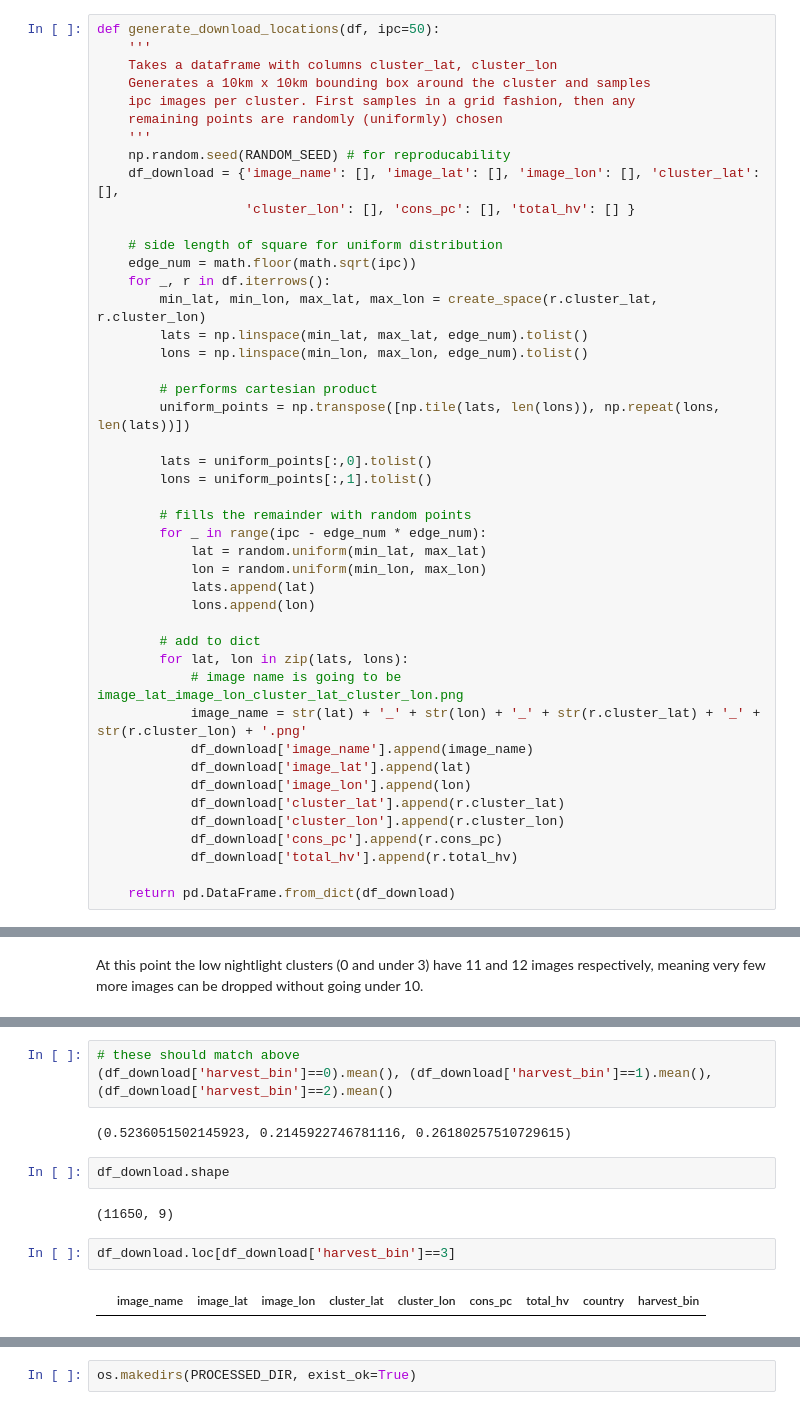
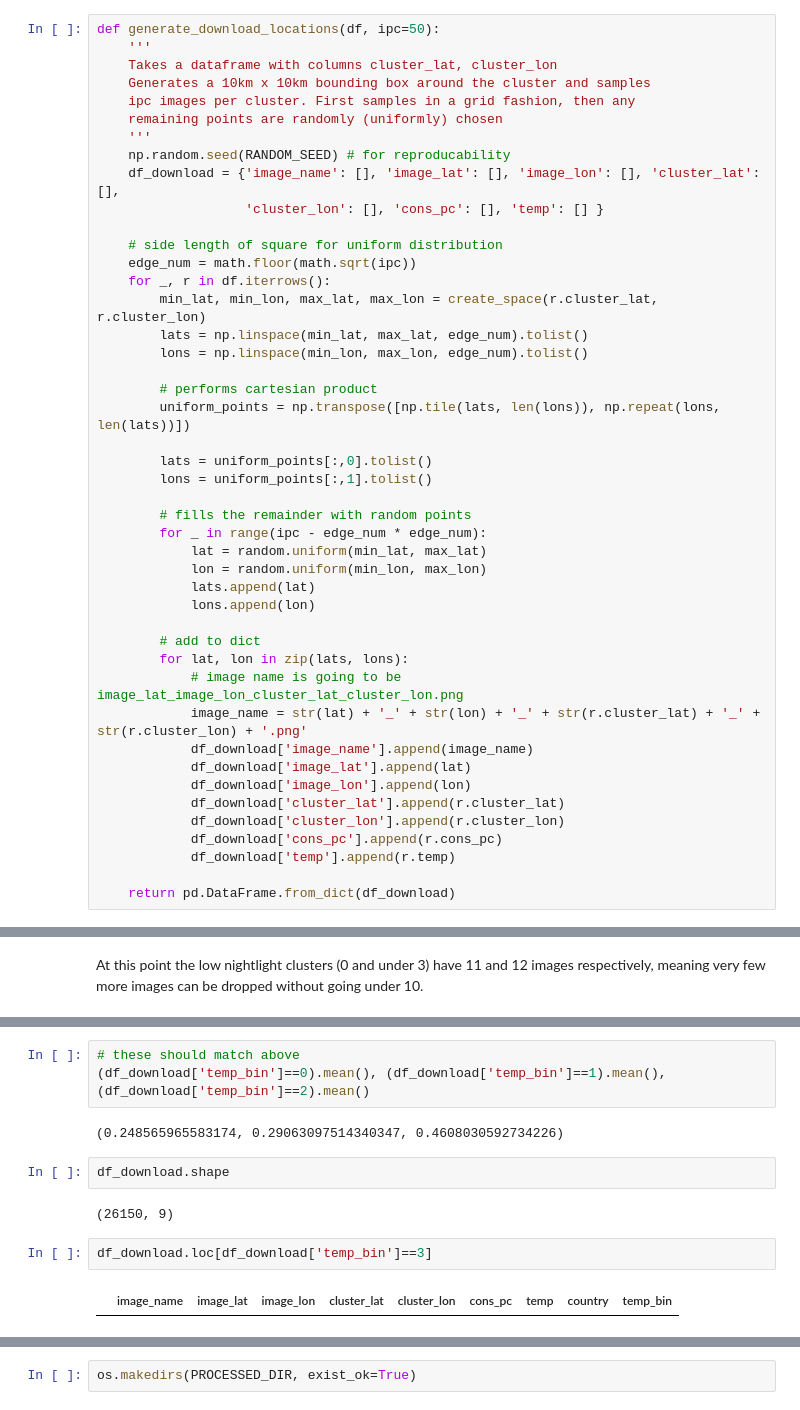
Before and after one commit to omshah2006/Predicting-Poverty-Ethiopia, a Jupyter notebook: scripts/download_images.ipynb, the cells around one changed output, grey strips where cells are left out. Saved outputs shown, nothing was run; the diff lists cells and outputs as text.

```diff
--- a/scripts/download_images.ipynb
+++ b/scripts/download_images.ipynb
@@ -46,7 +46,7 @@ def generate_download_locations(df, ipc=50):
     '''
     np.random.seed(RANDOM_SEED) # for reproducability
     df_download = {'image_name': [], 'image_lat': [], 'image_lon': [], 'cluster_lat': [],
-                   'cluster_lon': [], 'cons_pc': [], 'total_hv': [] }
+                   'cluster_lon': [], 'cons_pc': [], 'temp': [] }
 
     # side length of square for uniform distribution
     edge_num = math.floor(math.sqrt(ipc))
@@ -78,7 +78,7 @@ def generate_download_locations(df, ipc=50):
             df_download['cluster_lat'].append(r.cluster_lat)
             df_download['cluster_lon'].append(r.cluster_lon)
             df_download['cons_pc'].append(r.cons_pc)
-            df_download['total_hv'].append(r.total_hv)
+            df_download['temp'].append(r.temp)
 
     return pd.DataFrame.from_dict(df_download)
 # %%
@@ -275,17 +170,17 @@ See the caveats in the documentation: https://pandas.pydata.org/pandas-docs/stab
   self._setitem_single_block(indexer, value, name)
 # %%
 # these should match above
-(df_download['harvest_bin']==0).mean(), (df_download['harvest_bin']==1).mean(), (df_download['harvest_bin']==2).mean()
+(df_download['temp_bin']==0).mean(), (df_download['temp_bin']==1).mean(), (df_download['temp_bin']==2).mean()
 # %% [output]
-(0.5236051502145923, 0.2145922746781116, 0.26180257510729615)
+(0.248565965583174, 0.29063097514340347, 0.4608030592734226)
 # %%
 df_download.shape
 # %% [output]
-(11650, 9)
+(26150, 9)
 # %%
-df_download.loc[df_download['harvest_bin']==3]
+df_download.loc[df_download['temp_bin']==3]
 # %% [output]
-|  | image_name | image_lat | image_lon | cluster_lat | cluster_lon | cons_pc | total_hv | country | harvest_bin |
+|  | image_name | image_lat | image_lon | cluster_lat | cluster_lon | cons_pc | temp | country | temp_bin |
 # %%
 df_download.tail()
 # %% [output]
```
Also changed, not shown: parts of 22 cells of this notebook, 13 other files.
